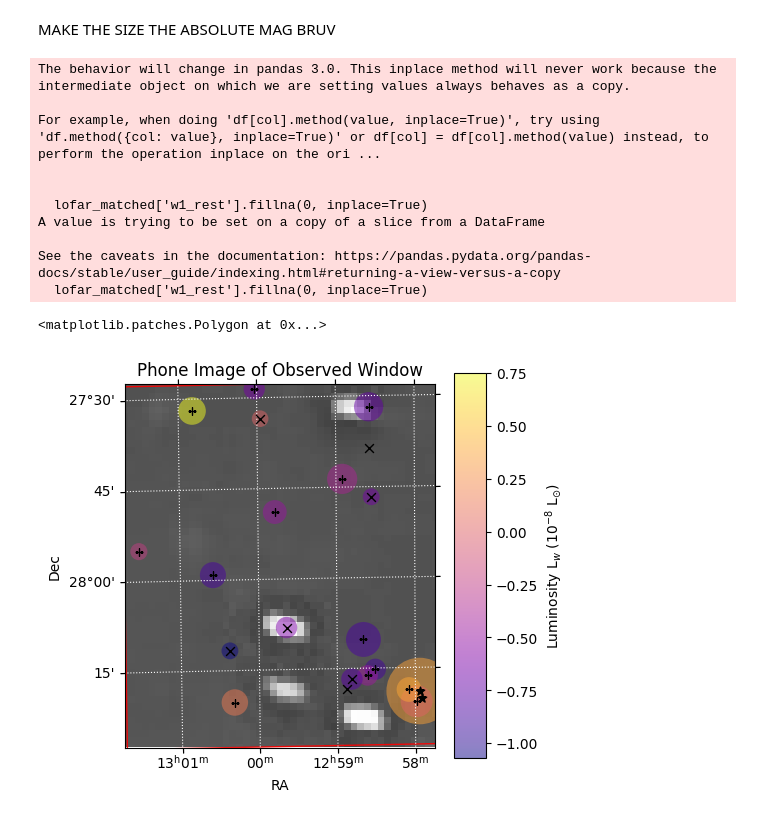
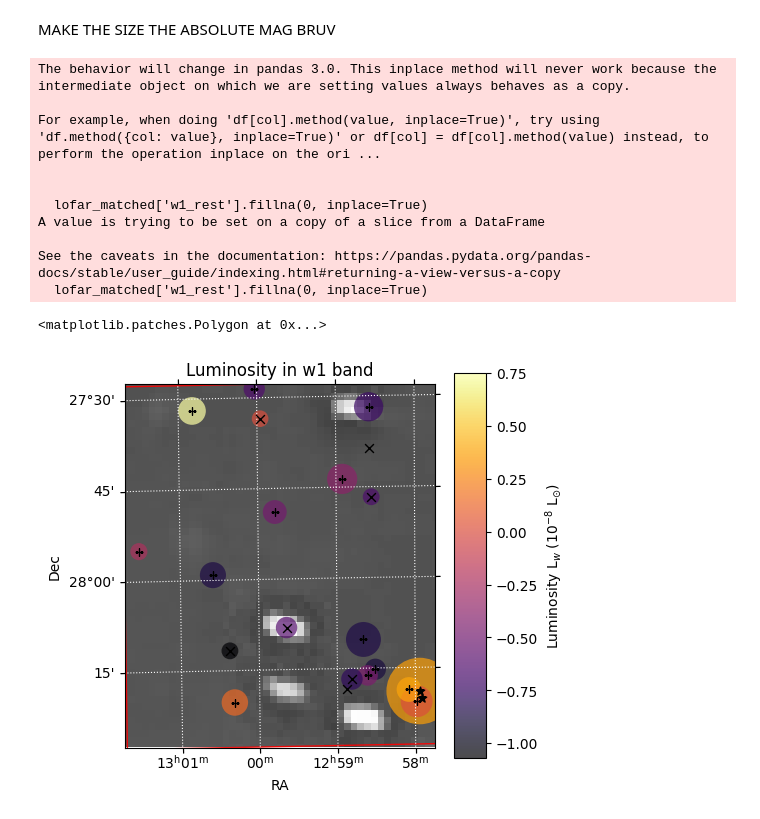
Before and after one commit to Svuem/datasets-AGN-mini-project, a Jupyter notebook: Mini_project.ipynb, the cells around one changed output. Cells and saved outputs as stored; diff of their text form; code cells hidden in the pictures.

```diff
--- a/Mini_project.ipynb
+++ b/Mini_project.ipynb
@@ -517,33 +515,33 @@ for i in range(22):
         marker = 'x'
         eta = 0.7
     elif lofar_matched['type'].iloc[i] in [b'PSF']:
         marker = '*'
         eta = 1
     else:
         marker = '+'
         eta = 0.4
     ax.scatter(x_pixel_lofar[i], y_pixel_lofar[i], marker=marker, c='black', s=40, linewidths=1, alpha=1, zorder=10)
 
-scatter = ax.scatter(x_pixel_lofar, y_pixel_lofar, marker='o', c=Spectral_index, cmap='plasma', s=luminosity_proportional, linewidths=1, edgecolors='none', zorder=1, alpha = 0.5)
+scatter = ax.scatter(x_pixel_lofar, y_pixel_lofar, marker='o', c=Spectral_index, cmap='inferno', s=luminosity_proportional, linewidths=1, edgecolors='none', zorder=1, alpha = 0.7)
 colorbar = fig.colorbar(scatter, ax=ax, orientation='vertical', shrink=0.5, aspect=12, pad=0.05)
 colorbar.set_label('Luminosity L$_w$ ($10^{-8}$ L$_{\odot}$)')
 
 ax.set_xlabel('RA')
 ax.set_ylabel('Dec')
 ax.set_xlim(1681  , 1727)
 ax.set_ylim(2704  , 2758)
-ax.set_title('Phone Image of Observed Window')
+ax.set_title('Luminosity in w1 band')
 ax.add_patch(polygon3)
 # %% [output]
 The behavior will change in pandas 3.0. This inplace method will never work because the intermediate object on which we are setting values always behaves as a copy.
 
 For example, when doing 'df[col].method(value, inplace=True)', try using 'df.method({col: value}, inplace=True)' or df[col] = df[col].method(value) instead, to perform the operation inplace on the ori ...
 
 
   lofar_matched['w1_rest'].fillna(0, inplace=True)
 A value is trying to be set on a copy of a slice from a DataFrame
 
 See the caveats in the documentation: https://pandas.pydata.org/pandas-docs/stable/user_guide/indexing.html#returning-a-view-versus-a-copy
   lofar_matched['w1_rest'].fillna(0, inplace=True)
 <matplotlib.patches.Polygon at 0x...>
-[figure, old version]
+[figure, new version]
```
Also changed, not shown: parts of 1 cell of this notebook.
